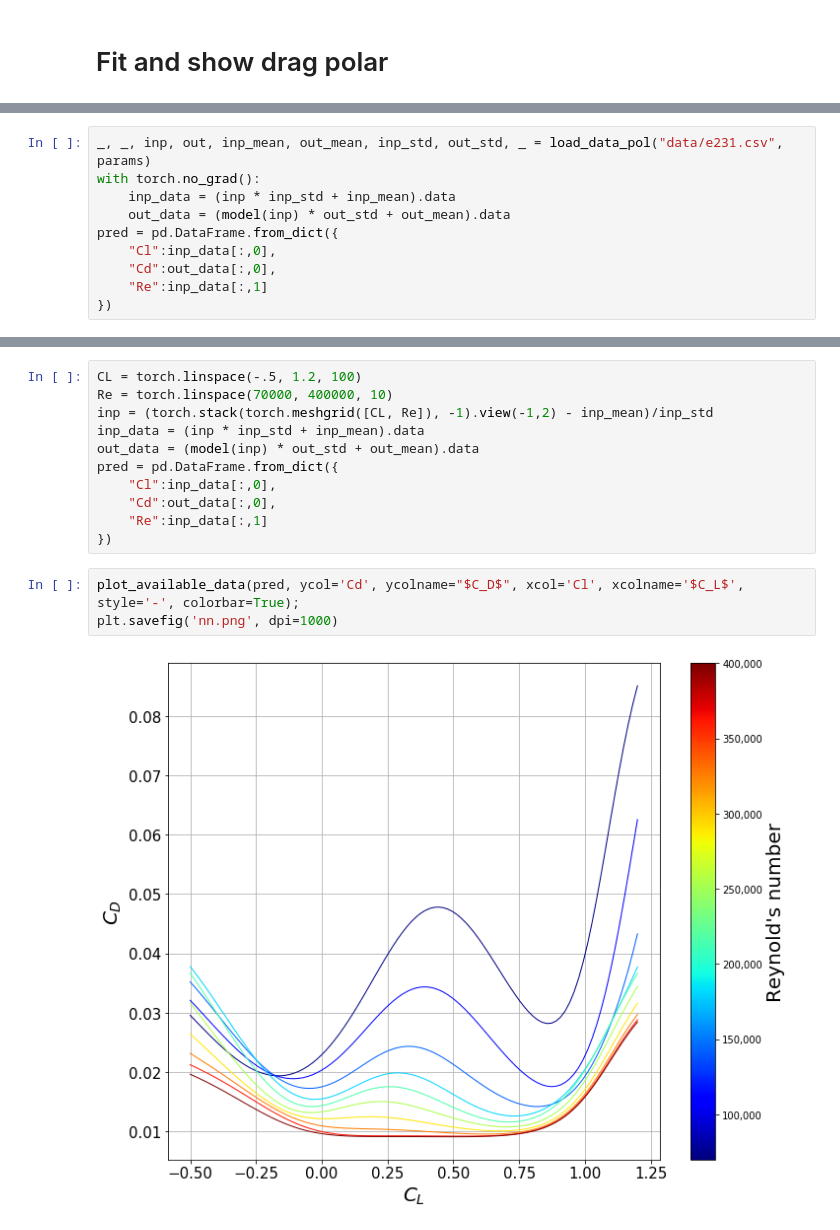
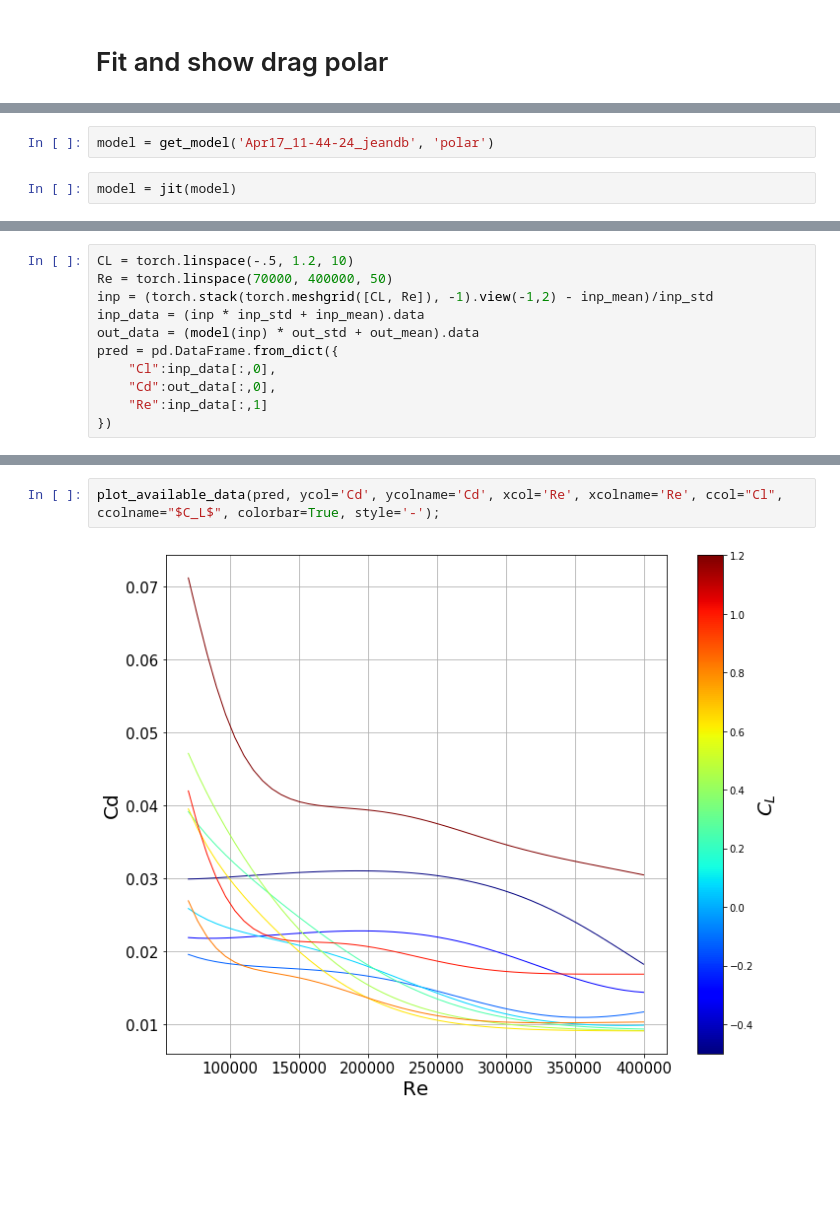
Before and after one commit to jdebecdelievre/liftinglineopt, a Jupyter notebook: airfoil_model/airfoil_data_Eppler231.ipynb, the cells around one changed output, grey strips where cells are left out. Drawn from its saved outputs; the diff is of its cells as text; blank space fills up the shorter version.

```diff
--- a/airfoil_model/airfoil_data_Eppler231.ipynb
+++ b/airfoil_model/airfoil_data_Eppler231.ipynb
@@ -280,0 +135,4 @@ tensor([-0.1410], grad_fn=<AddBackward0>)
+# %%
+model = get_model('Apr17_11-44-24_jeandb', 'polar')
+# %%
+model = jit(model)
@@ -281,8 +178,9 @@ tensor([-0.1410], grad_fn=<AddBackward0>)
 # %%
-_, _, inp, out, inp_mean, out_mean, inp_std, out_std, _ = load_data_pol("data/e231.csv", params)
-with torch.no_grad():
-    inp_data = (inp * inp_std + inp_mean).data
-    out_data = (model(inp) * out_std + out_mean).data
+CL = torch.linspace(-.5, 1.2, 10)
+Re = torch.linspace(70000, 400000, 50)
+inp = (torch.stack(torch.meshgrid([CL, Re]), -1).view(-1,2) - inp_mean)/inp_std
+inp_data = (inp * inp_std + inp_mean).data
+out_data = (model(inp) * out_std + out_mean).data
 pred = pd.DataFrame.from_dict({
     "Cl":inp_data[:,0],
     "Cd":out_data[:,0],
@@ -304,16 +189,4 @@ plt.savefig('nn_pred.png', dpi=1000)
-# %%
-CL = torch.linspace(-.5, 1.2, 100)
-Re = torch.linspace(70000, 400000, 10)
-inp = (torch.stack(torch.meshgrid([CL, Re]), -1).view(-1,2) - inp_mean)/inp_std
-inp_data = (inp * inp_std + inp_mean).data
-out_data = (model(inp) * out_std + out_mean).data
-pred = pd.DataFrame.from_dict({
-    "Cl":inp_data[:,0],
-    "Cd":out_data[:,0],
-    "Re":inp_data[:,1]
-})
 # %%
-plot_available_data(pred, ycol='Cd', ycolname="$C_D$", xcol='Cl', xcolname='$C_L$', style='-', colorbar=True);
-plt.savefig('nn.png', dpi=1000)
+plot_available_data(pred, ycol='Cd', ycolname='Cd', xcol='Re', xcolname='Re', ccol="Cl", ccolname="$C_L$", colorbar=True, style='-');
 # %% [output]
-[figure, old version]
+[figure, new version]
```
Also changed, not shown: parts of 44 cells of this notebook, 28 other files.
